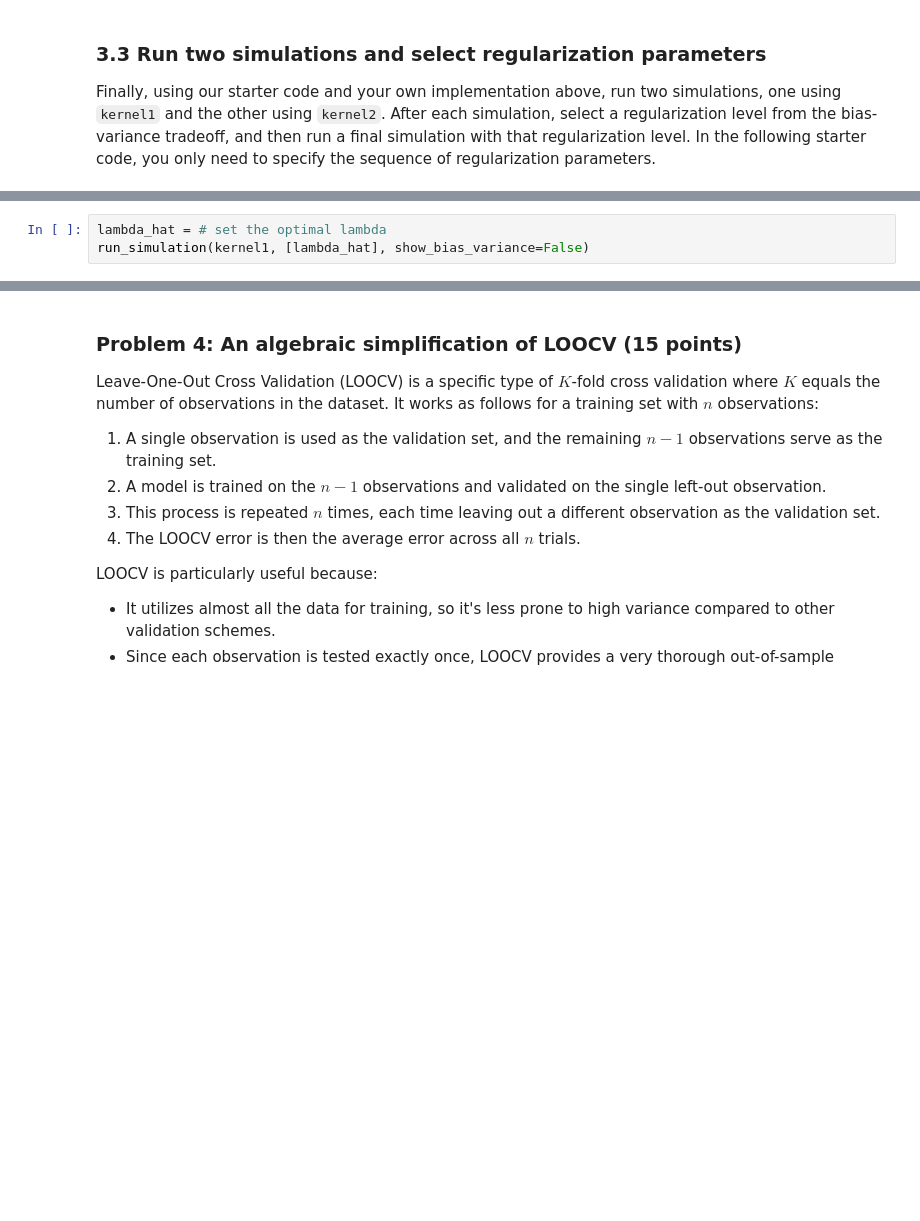
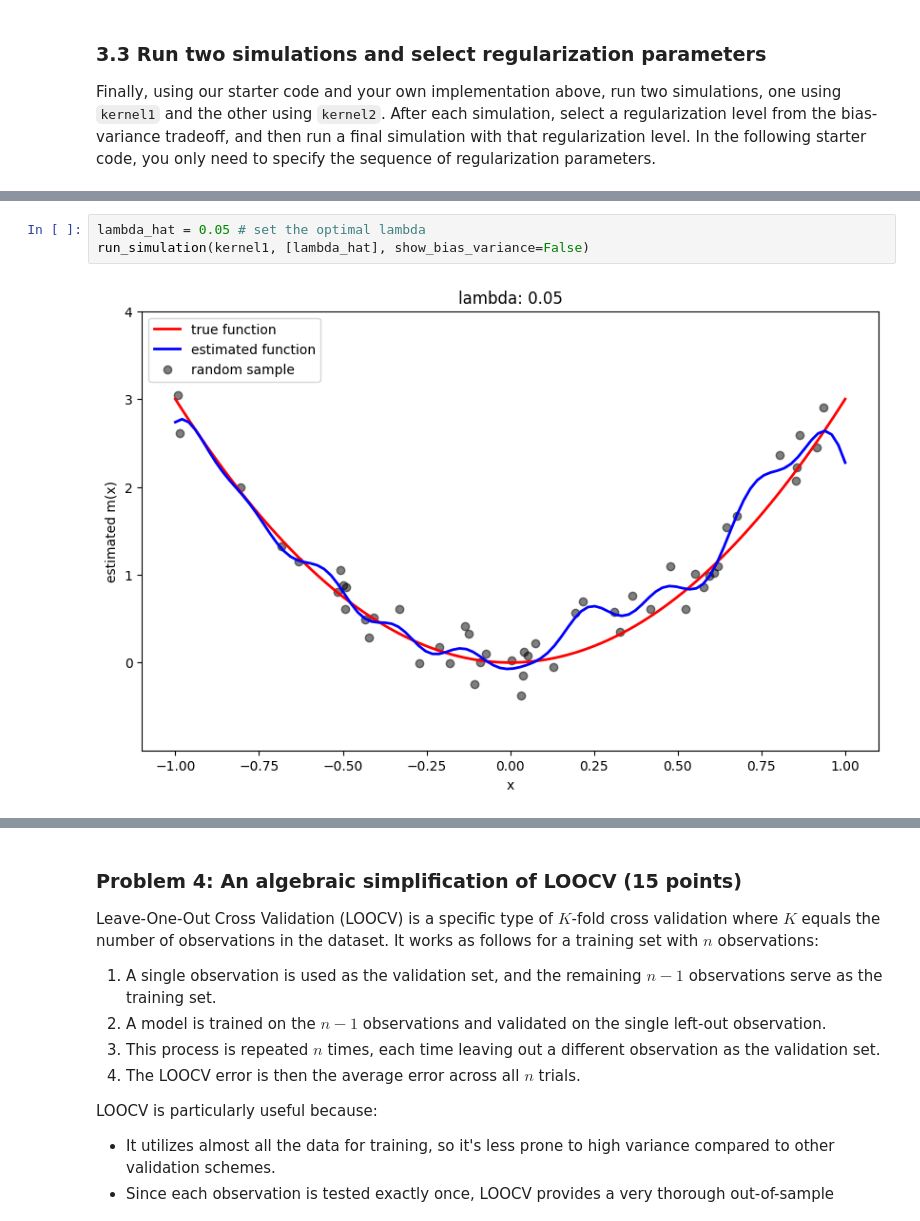
Before and after one commit to AKUP6/ClubTable, a Jupyter notebook: assignments/assn1/assn1.ipynb, the cells around one changed output, grey strips where cells are left out. Saved outputs shown, nothing was run; the diff lists cells and outputs as text; blank space fills up the shorter version.

```diff
--- a/assignments/assn1/assn1.ipynb
+++ b/assignments/assn1/assn1.ipynb
@@ -642,4 +655,6 @@ run_simulation(kernel1, lmbdas)
 # %%
-lambda_hat = # set the optimal lambda
+lambda_hat = 0.05 # set the optimal lambda
 run_simulation(kernel1, [lambda_hat], show_bias_variance=False)
+# %% [output]
+[figure, added]
 # %%
```
Also changed, not shown: parts of 12 cells of this notebook.
